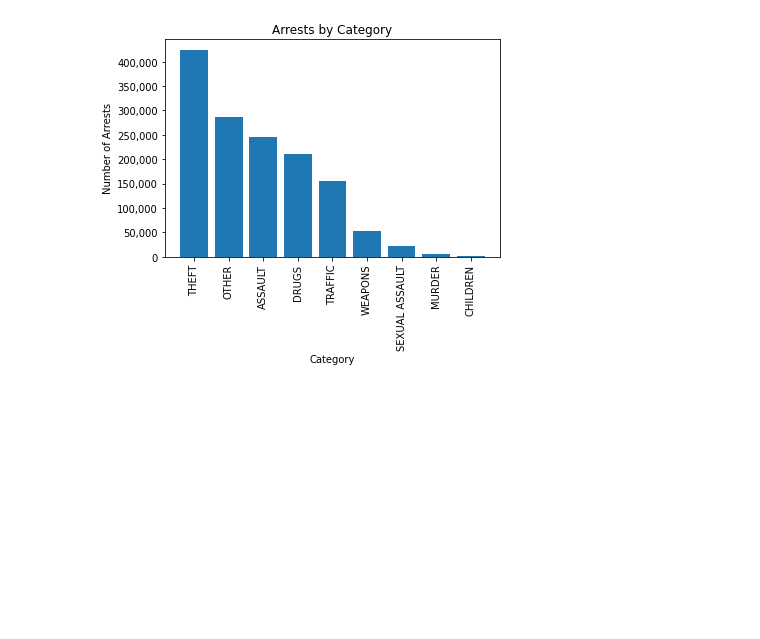
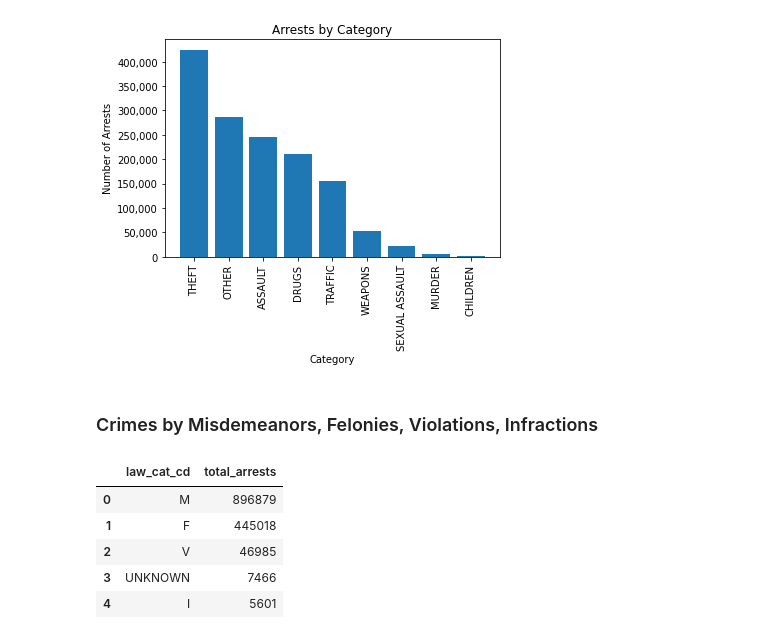
Before and after one commit to AmitSamra/NYC_Crime, a Jupyter notebook: nyc_crime_python.ipynb, the cells around one changed output. Cells and saved outputs as stored; diff of their text form; code cells hidden in the pictures; blank space fills up the shorter version.

```diff
--- a/nyc_crime_python.ipynb
+++ b/nyc_crime_python.ipynb
@@ -611,3 +611,19 @@ ticker.FuncFormatter(lambda y,p: format(int(y), ','))
 plt.show()
 # %% [output]
 [figure]
+# %% [markdown]
+### Crimes by Misdemeanors, Felonies, Violations, Infractions
+# %%
+df_law_cat_cd = df.groupby('law_cat_cd', as_index=False)
+df_law_cat_cd = df_law_cat_cd.size()
+df_law_cat_cd = df_law_cat_cd.sort_values('size', ascending=False)
+df_law_cat_cd = df_law_cat_cd.reset_index(drop=True)
+df_law_cat_cd = df_law_cat_cd.rename(columns={'size':'total_arrests'})
+df_law_cat_cd
+# %% [output]
+|  | law_cat_cd | total_arrests |
+| 0 | M | 896879 |
+| 1 | F | 445018 |
+| 2 | V | 46985 |
+| 3 | UNKNOWN | 7466 |
+| 4 | I | 5601 |
```
Also changed, not shown: parts of 1 cell of this notebook.
